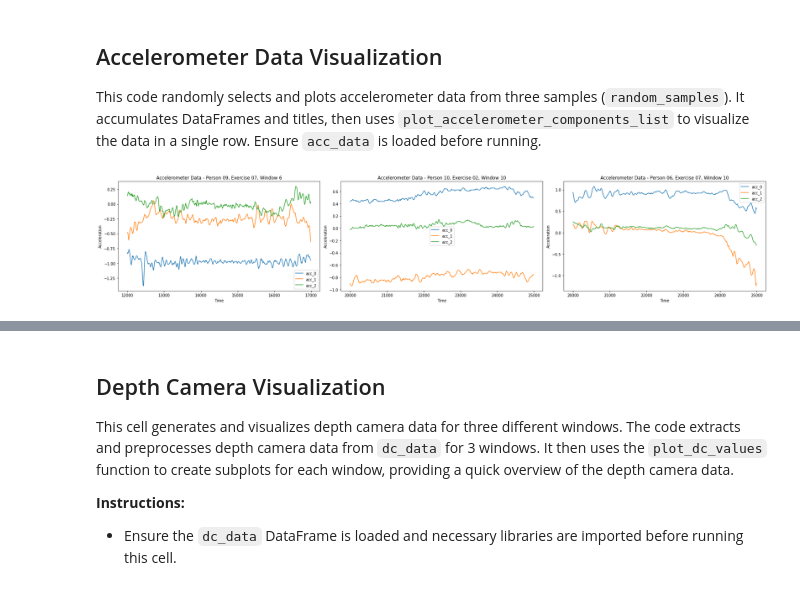
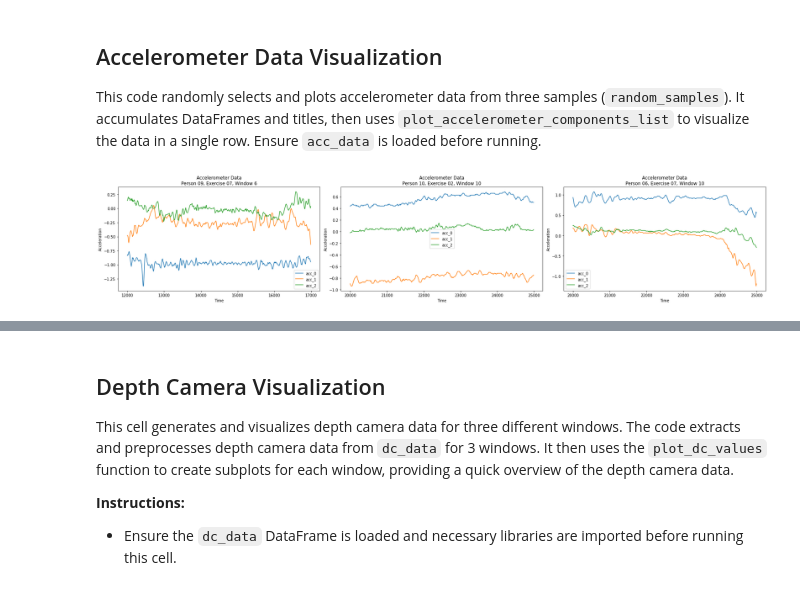
Before and after one commit to waasnipun/mmdf, a Jupyter notebook: project-work-MEx-classification.ipynb, the cells around one changed output, grey strips where cells are left out. Saved outputs shown, nothing was run; the diff lists cells and outputs as text; code cells hidden in the pictures.

```diff
--- a/project-work-MEx-classification.ipynb
+++ b/project-work-MEx-classification.ipynb
@@ -215,35 +215,46 @@ dc_data = df_records_windowed_vis[df_records_windowed_vis['sensor'] == 'dc']
 This code randomly selects and plots accelerometer data from three samples (`random_samples`). It accumulates DataFrames and titles, then uses `plot_accelerometer_components_list` to visualize the data in a single row. Ensure `acc_data` is loaded before running.
 # %%
 def plot_accelerometer_components_list(df_list, components=['acc_0', 'acc_1', 'acc_2'], titles=None):
+    """
+    Plots the accelerometer components from a list of dataframes.
+
+    Parameters:
+    - df_list (list): A list of pandas DataFrames containing accelerometer data.
+    - components (list): A list of strings specifying the accelerometer components to plot. Default is ['acc_0', 'acc_1', 'acc_2'].
+    - titles (list): A list of strings specifying the titles for each plot. If not provided, default titles will be generated.
+
+    Returns:
+    - None
+    """
 
     num_plots = len(df_list)
 
     # If titles are not provided, generate default titles
     if titles is None:
         titles = [f'Plot {i+1}' for i in range(num_plots)]
 
     # Plotting each accelerometer data in the same row
     fig, axs = plt.subplots(1, num_plots, figsize=(25, 5))
     for i, (df, title) in enumerate(zip(df_list, titles)):
         axs[i].set_title(title)
         for component in components:
             axs[i].plot(df['time'], df[component], label=component)
         axs[i].set_xlabel('Time')
         axs[i].set_ylabel('Acceleration')
         axs[i].legend()
 
     plt.tight_layout()
     plt.show()
 
 random_samples = acc_data.sample(3, random_state=42)
 
 # Accumulate DataFrames from random_samples
 acc_list = [row['df'] for _, row in random_samples.iterrows()]
 
 # Accumulate titles for each DataFrame
-titles_list = [f'Accelerometer Data - Person {row["subject_id"]}, Exercise {row["exercise_id"]}, Window {row["window_idx"]}' for index, row in random_samples.iterrows()]
+titles_list = [f'Accelerometer Data\nPerson {row["subject_id"]}, Exercise {row["exercise_id"]}, Window {row["window_idx"]}' for index, row in random_samples.iterrows()]
 
 # Plotting all accumulated accelerometer data in the same row
 plot_accelerometer_components_list(acc_list, components=['acc_0', 'acc_1', 'acc_2'], titles=titles_list)
 # %% [output]
-[figure, old version]
+[figure, new version]
```
Also changed, not shown: parts of 28 cells of this notebook.
